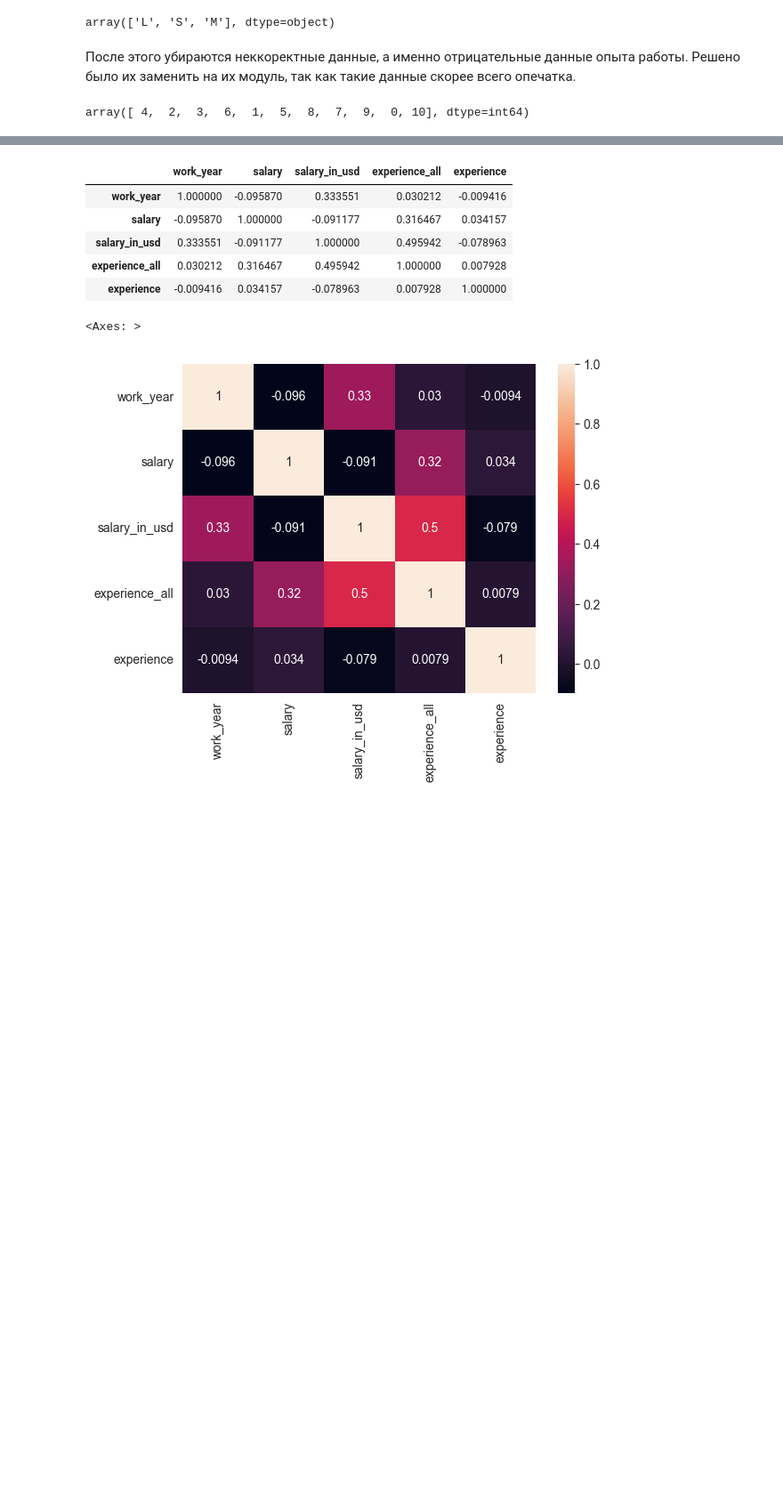
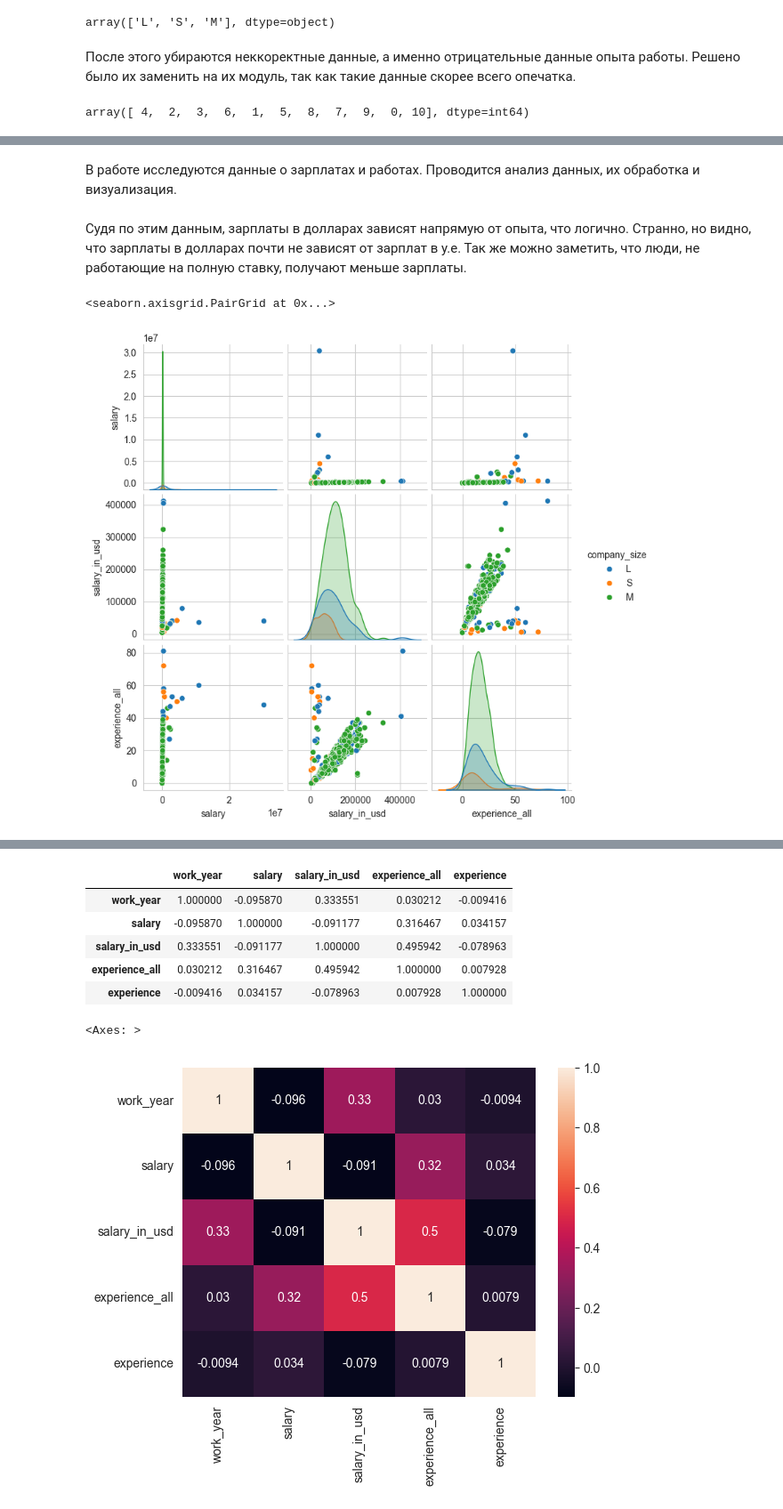
Before and after one commit to MaksimLevchenko/data_analysis_2, a Jupyter notebook: ЛР2_ЛевченкоМС_7.ipynb, the cells around one changed output, grey strips where cells are left out. Shown at 89% size. Drawn from its saved outputs; the diff is of its cells as text; code cells hidden in the pictures; blank space fills up the shorter version.

```diff
--- a/ЛР2_ЛевченкоМС_7.ipynb
+++ b/ЛР2_ЛевченкоМС_7.ipynb
@@ -230,0 +227,9 @@ sns.pairplot(df, hue = 'work_year')
+# %% [markdown]
+В работе исследуются данные о зарплатах и работах. Проводится анализ данных, их обработка и визуализация.
+# %% [markdown]
+Судя по этим данным, зарплаты в долларах зависят напрямую от опыта, что логично. Странно, но видно, что зарплаты в долларах почти не зависят от зарплат в у.е. Так же можно заметить, что люди, не работающие на полную ставку, получают меньше зарплаты.
+# %%
+sns.pairplot(df[['salary', 'company_size', 'salary_in_usd', 'experience_all']], hue = 'company_size')
+# %% [output]
+<seaborn.axisgrid.PairGrid at 0x...>
+[figure, added]
```
Also changed, not shown: parts of 27 cells of this notebook.
